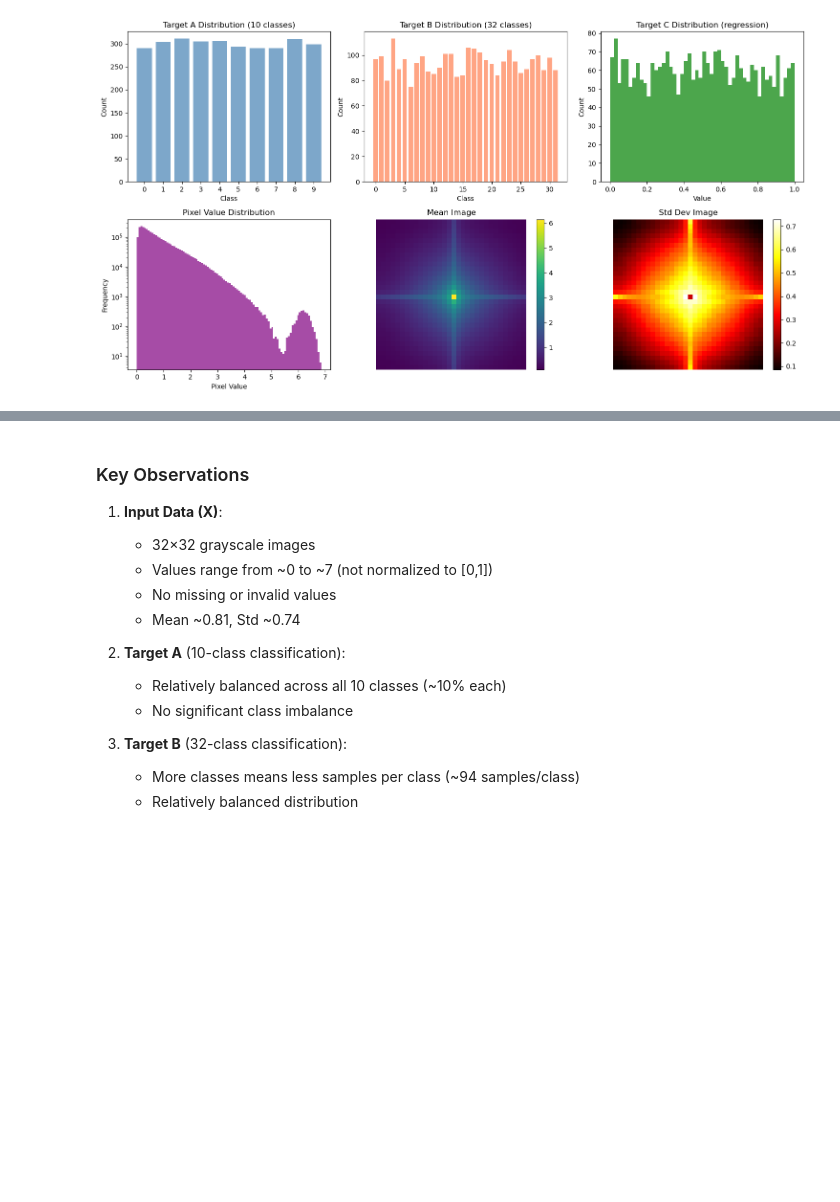
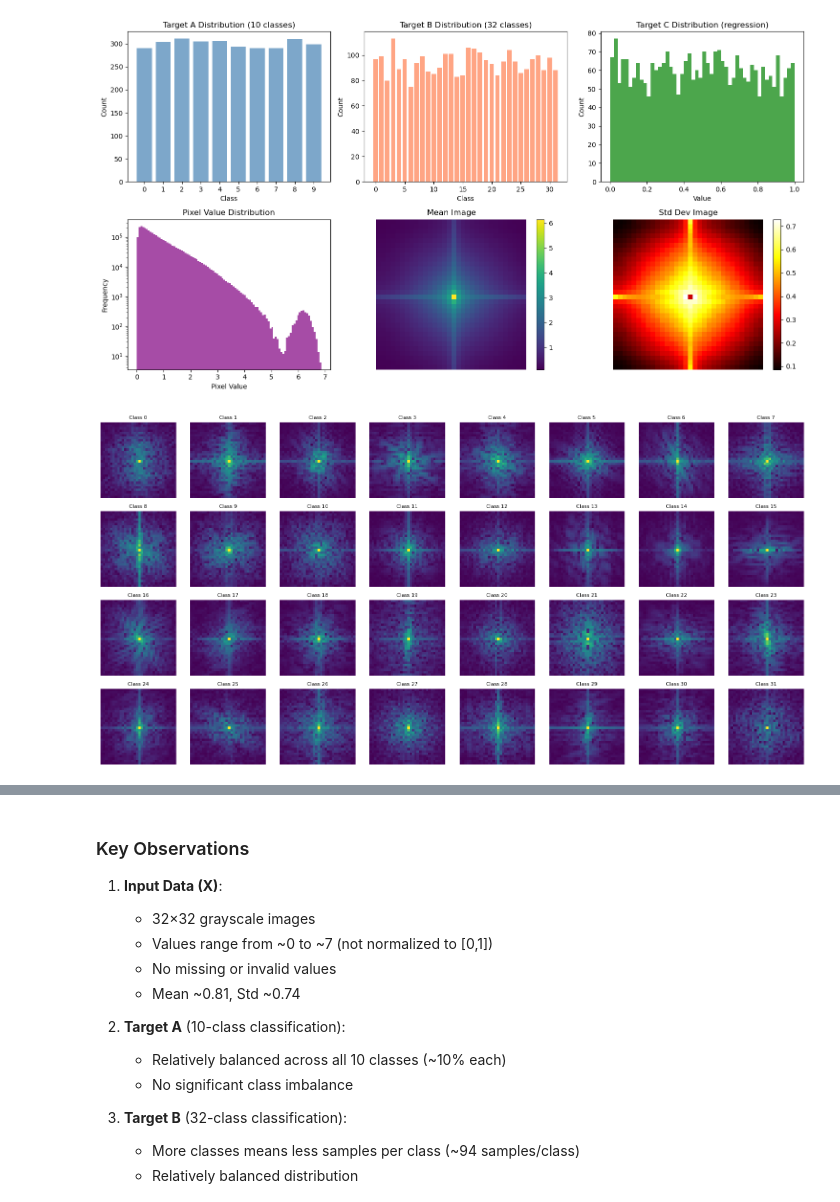
Before and after one commit to Kiev2k4/Deep_Learning_Group_Project, a Jupyter notebook: starter_notebook.ipynb, the cells around one changed output, grey strips where cells are left out. Saved outputs shown, nothing was run; the diff lists cells and outputs as text; code cells hidden in the pictures; blank space fills up the shorter version.

```diff
--- a/starter_notebook.ipynb
+++ b/starter_notebook.ipynb
@@ -203,3 +204,19 @@ plt.tight_layout()
 plt.show()
 # %% [output]
 [figure]
+# %%
+# Visualize samples from different Target B classes
+import matplotlib.pyplot as plt
+
+fig, axes = plt.subplots(4, 8, figsize=(16, 8))
+for class_id in range(32):
+    # Get one sample from each class
+    idx = np.where(y_train[:, 1] == class_id)[0][0]
+    ax = axes[class_id // 8, class_id % 8]
+    ax.imshow(X_train[idx], cmap='viridis')
+    ax.set_title(f'Class {class_id}', fontsize=8)
+    ax.axis('off')
+plt.tight_layout()
+plt.show()
+# %% [output]
+[figure, added]
```
Also changed, not shown: parts of 8 cells of this notebook, 53 other files.
